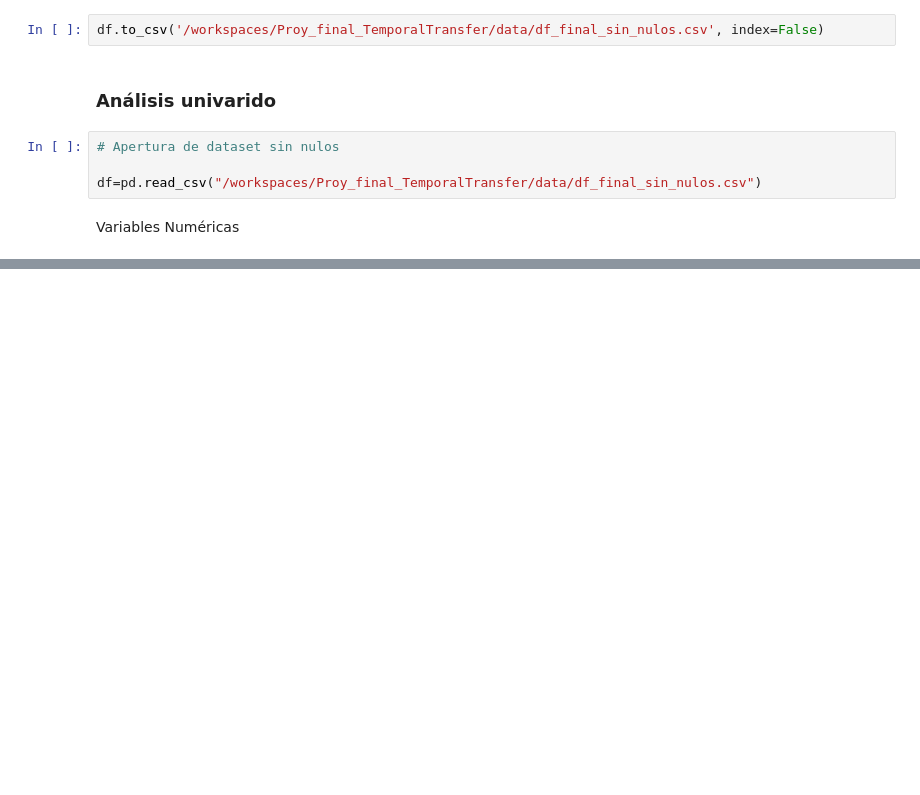
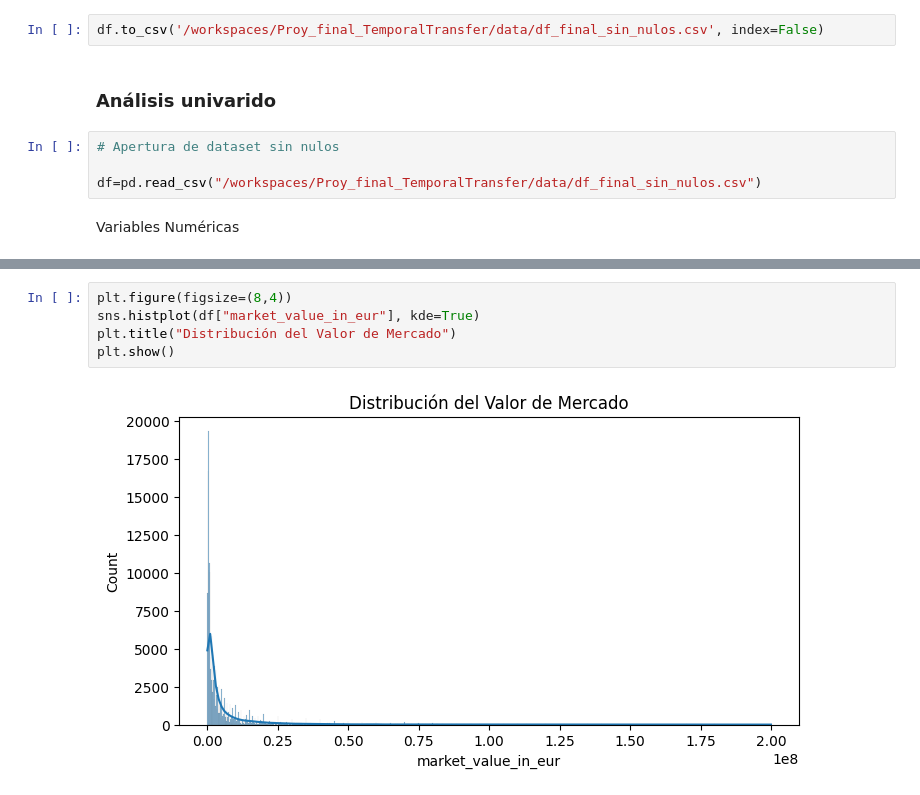
Before and after one commit to VLGuazzelli/Proy_final_TemporalTransfer, a Jupyter notebook: src/Proyecto.ipynb, the cells around one changed output, grey strips where cells are left out. Drawn from its saved outputs; the diff is of its cells as text; blank space fills up the shorter version.

```diff
--- a/src/Proyecto.ipynb
+++ b/src/Proyecto.ipynb
@@ -283,0 +296,7 @@ numerical_columns = df.select_dtypes(include=['number']).columns
+# %%
+plt.figure(figsize=(8,4))
+sns.histplot(df["market_value_in_eur"], kde=True)
+plt.title("Distribución del Valor de Mercado")
+plt.show()
+# %% [output]
+[figure, added]
```
Also changed, not shown: parts of 5 cells of this notebook.
